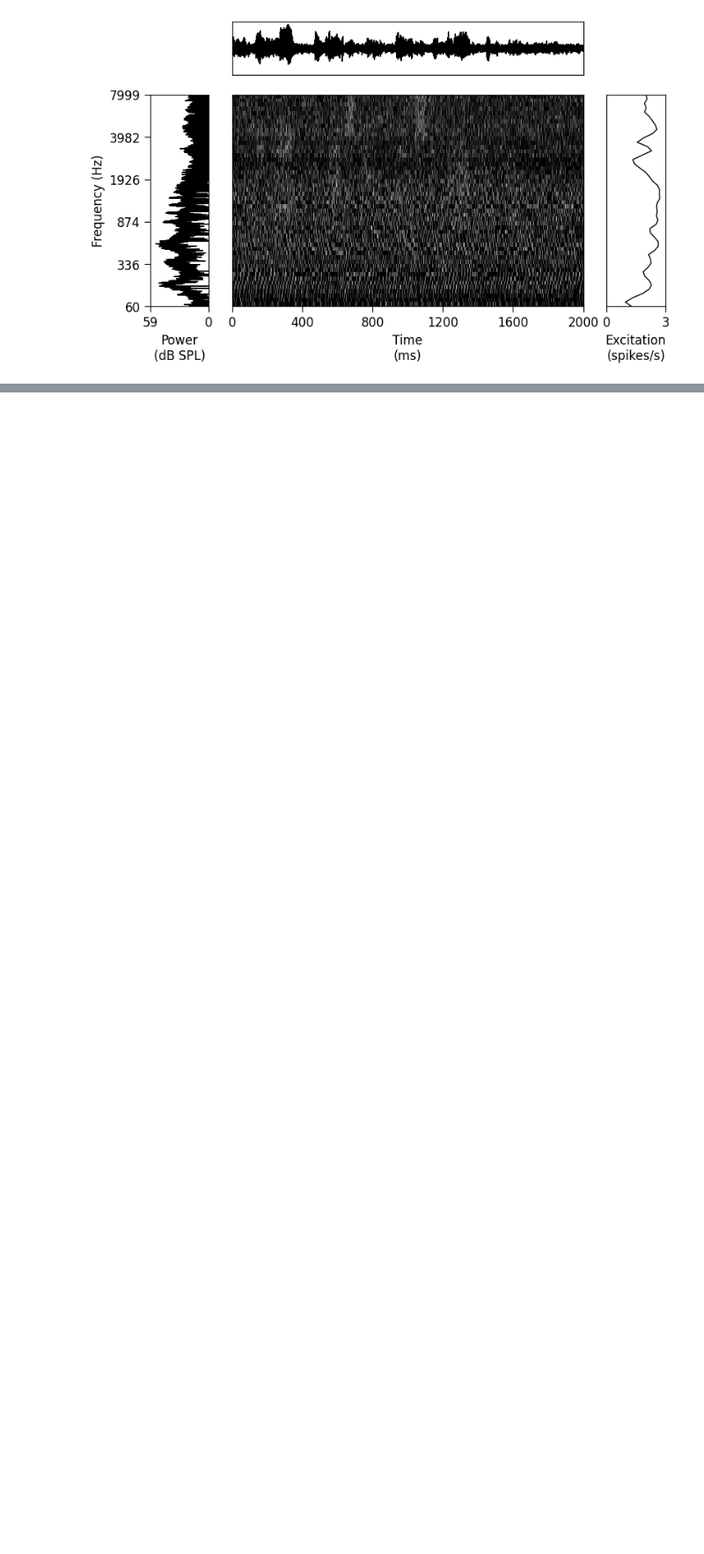
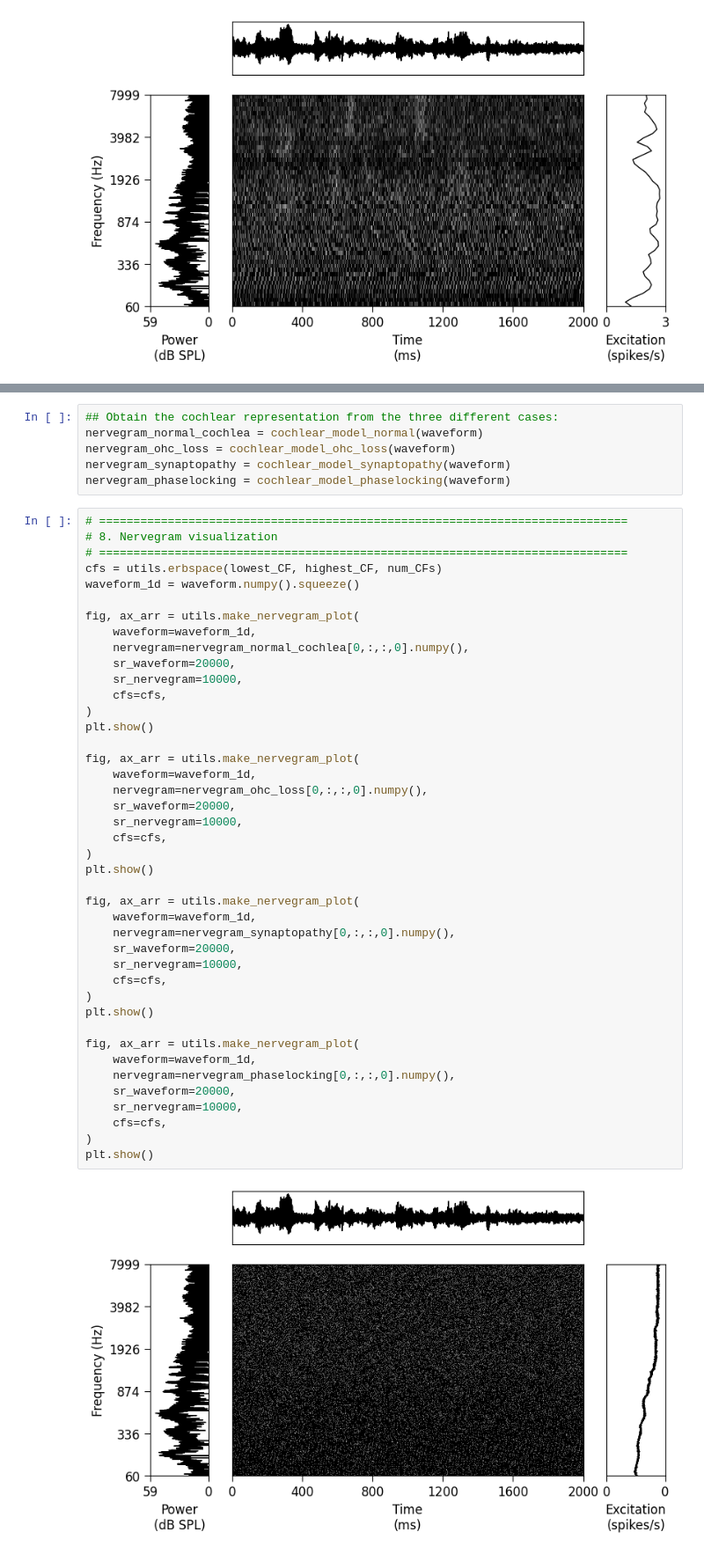
Before and after one commit to Annesya/vcca-tutorial-periphery, a Jupyter notebook: model_of_auditory_periphery_simplified_w_comments.ipynb, the cells around one changed output, grey strips where cells are left out. Shown at 88% size. Saved outputs shown, nothing was run; the diff lists cells and outputs as text; blank space fills up the shorter version.

```diff
--- a/model_of_auditory_periphery_simplified_w_comments.ipynb
+++ b/model_of_auditory_periphery_simplified_w_comments.ipynb
@@ -837,0 +1071,50 @@ plt.show()
+# %%
+## Obtain the cochlear representation from the three different cases:
+nervegram_normal_cochlea = cochlear_model_normal(waveform)
+nervegram_ohc_loss = cochlear_model_ohc_loss(waveform)
+nervegram_synaptopathy = cochlear_model_synaptopathy(waveform)
+nervegram_phaselocking = cochlear_model_phaselocking(waveform)
+# %%
+# =============================================================================
+# 8. Nervegram visualization
+# =============================================================================
+cfs = utils.erbspace(lowest_CF, highest_CF, num_CFs)
+waveform_1d = waveform.numpy().squeeze()
+
+fig, ax_arr = utils.make_nervegram_plot(
+    waveform=waveform_1d,
+    nervegram=nervegram_normal_cochlea[0,:,:,0].numpy(),
+    sr_waveform=20000,
+    sr_nervegram=10000,
+    cfs=cfs,
+)
+plt.show()
+
+fig, ax_arr = utils.make_nervegram_plot(
+    waveform=waveform_1d,
+    nervegram=nervegram_ohc_loss[0,:,:,0].numpy(),
+    sr_waveform=20000,
+    sr_nervegram=10000,
+    cfs=cfs,
+)
+plt.show()
+
+fig, ax_arr = utils.make_nervegram_plot(
+    waveform=waveform_1d,
+    nervegram=nervegram_synaptopathy[0,:,:,0].numpy(),
+    sr_waveform=20000,
+    sr_nervegram=10000,
+    cfs=cfs,
+)
+plt.show()
+
+fig, ax_arr = utils.make_nervegram_plot(
+    waveform=waveform_1d,
+    nervegram=nervegram_phaselocking[0,:,:,0].numpy(),
+    sr_waveform=20000,
+    sr_nervegram=10000,
+    cfs=cfs,
+)
+plt.show()
+# %% [output]
+[figure, added]
```
Also changed, not shown: parts of 16 cells of this notebook.
